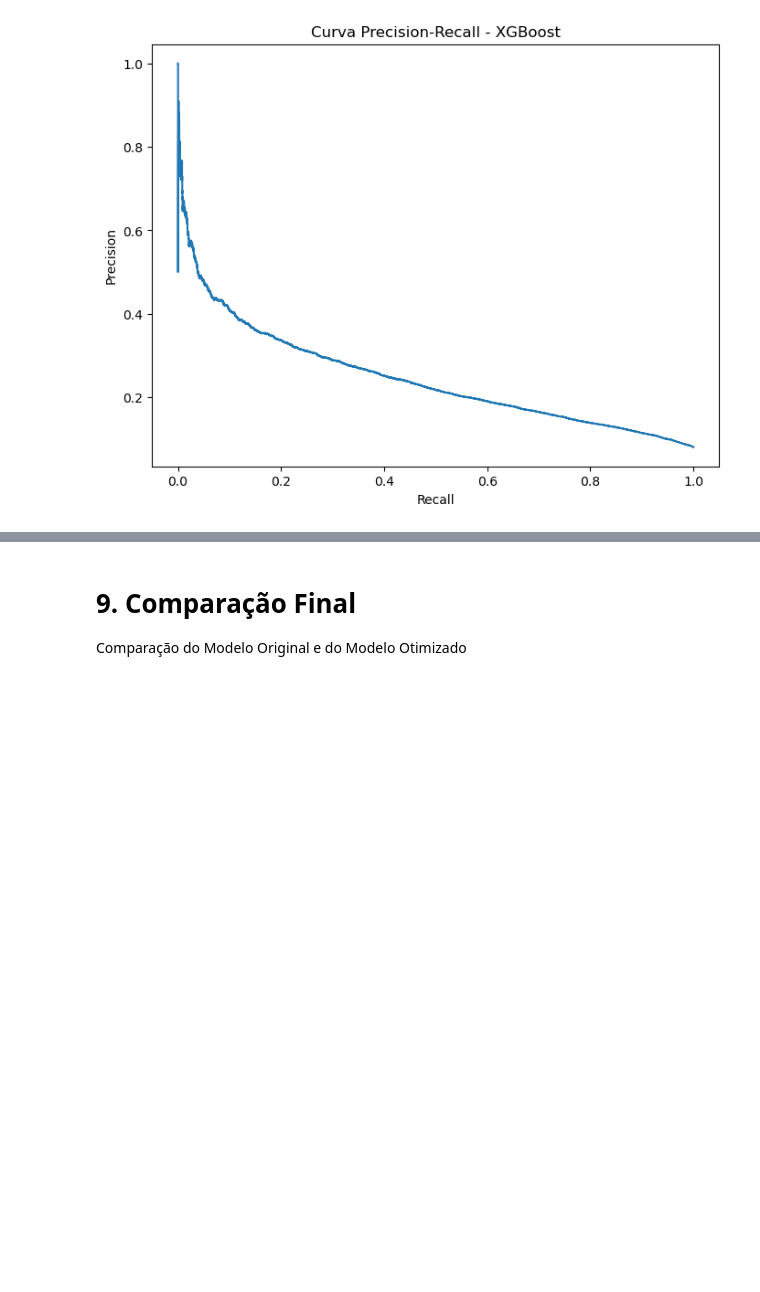
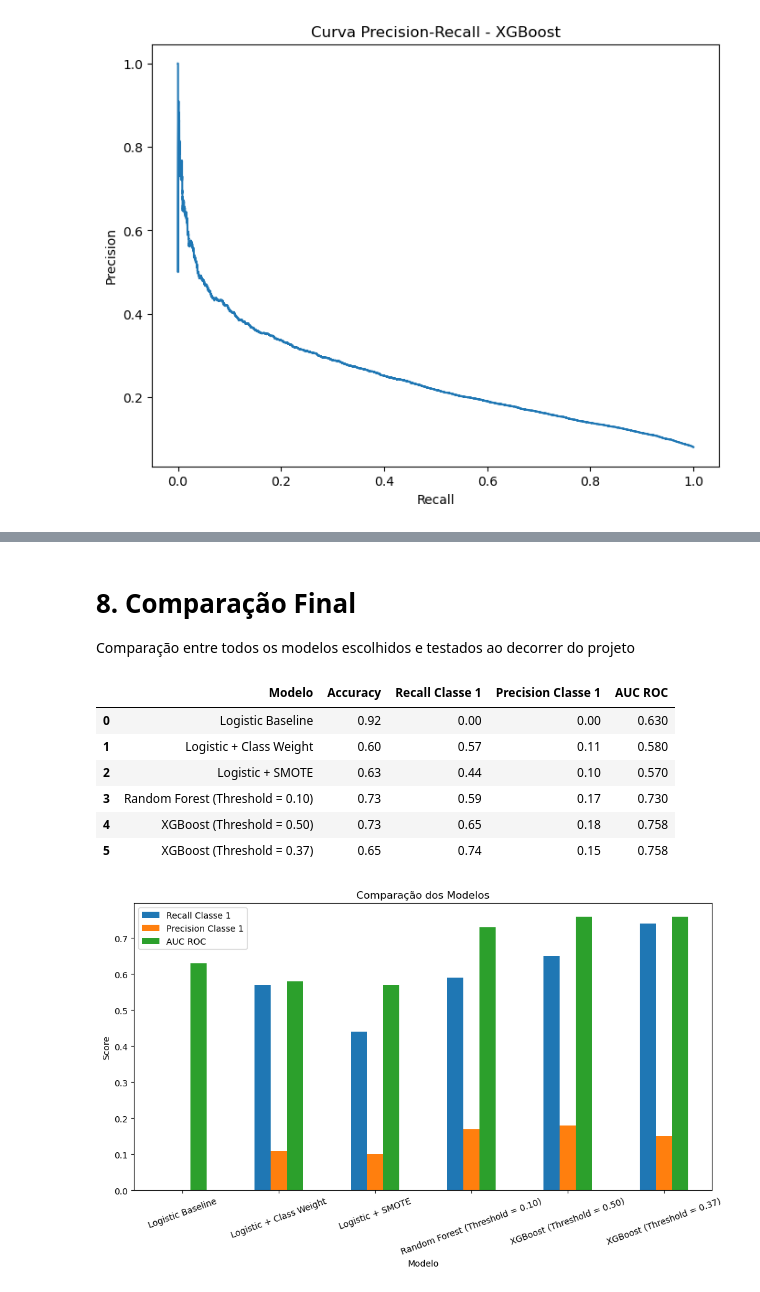
Before and after one commit to Rd-Brito13/Credit-Risk, a Jupyter notebook: notebook/05_otimizacao_e_tuning.ipynb, the cells around one changed output, grey strips where cells are left out. Saved outputs shown, nothing was run; the diff lists cells and outputs as text; code cells hidden in the pictures; blank space fills up the shorter version.

Commit message:
Finalização do notebook 05, concluindo a decisão do modelo e a comparação feita. Ajustes de threshold, etc..

```diff
--- a/notebook/05_otimizacao_e_tuning.ipynb
+++ b/notebook/05_otimizacao_e_tuning.ipynb
@@ -355,4 +485,76 @@ A análise da importância das variáveis permite identificar quais atributos ex
 # %% [markdown]
-# 9. Comparação Final
+# 8. Comparação Final
 
-Comparação do Modelo Original e do Modelo Otimizado
+Comparação entre todos os modelos escolhidos e testados ao decorrer do projeto
+# %%
+comparacao_final = pd.DataFrame({
+
+    'Modelo': [
+        'Logistic Baseline',
+        'Logistic + Class Weight',
+        'Logistic + SMOTE',
+        'Random Forest (Threshold = 0.10)',
+        'XGBoost (Threshold = 0.50)',
+        'XGBoost (Threshold = 0.37)'
+    ],
+
+    'Accuracy': [
+        0.92,
+        0.60,
+        0.63,
+        0.73,
+        0.73,
+        0.65
+    ],
+
+    'Recall Classe 1': [
+        0.00,
+        0.57,
+        0.44,
+        0.59,
+        0.65,
+        0.74
+    ],
+
+    'Precision Classe 1': [
+        0.00,
+        0.11,
+        0.10,
+        0.17,
+        0.18,
+        0.15
+    ],
+
+    'AUC ROC': [
+        0.63,
+        0.58,
+        0.57,
+        0.73,
+        0.758,
+        0.758
+    ]
+})
+
+display(comparacao_final)
+
+comparacao_final.set_index('Modelo')[
+    ['Recall Classe 1', 'Precision Classe 1', 'AUC ROC']
+].plot(
+    kind='bar',
+    figsize=(12,6)
+)
+
+plt.title('Comparação dos Modelos')
+plt.ylabel('Score')
+plt.xticks(rotation=20)
+
+plt.show()
+# %% [output]
+|  | Modelo | Accuracy | Recall Classe 1 | Precision Classe 1 | AUC ROC |
+| 0 | Logistic Baseline | 0.92 | 0.00 | 0.00 | 0.630 |
+| 1 | Logistic + Class Weight | 0.60 | 0.57 | 0.11 | 0.580 |
+| 2 | Logistic + SMOTE | 0.63 | 0.44 | 0.10 | 0.570 |
+| 3 | Random Forest (Threshold = 0.10) | 0.73 | 0.59 | 0.17 | 0.730 |
+| 4 | XGBoost (Threshold = 0.50) | 0.73 | 0.65 | 0.18 | 0.758 |
+| 5 | XGBoost (Threshold = 0.37) | 0.65 | 0.74 | 0.15 | 0.758 |
+[figure, added]
```
Also changed, not shown: parts of 33 cells of this notebook.
